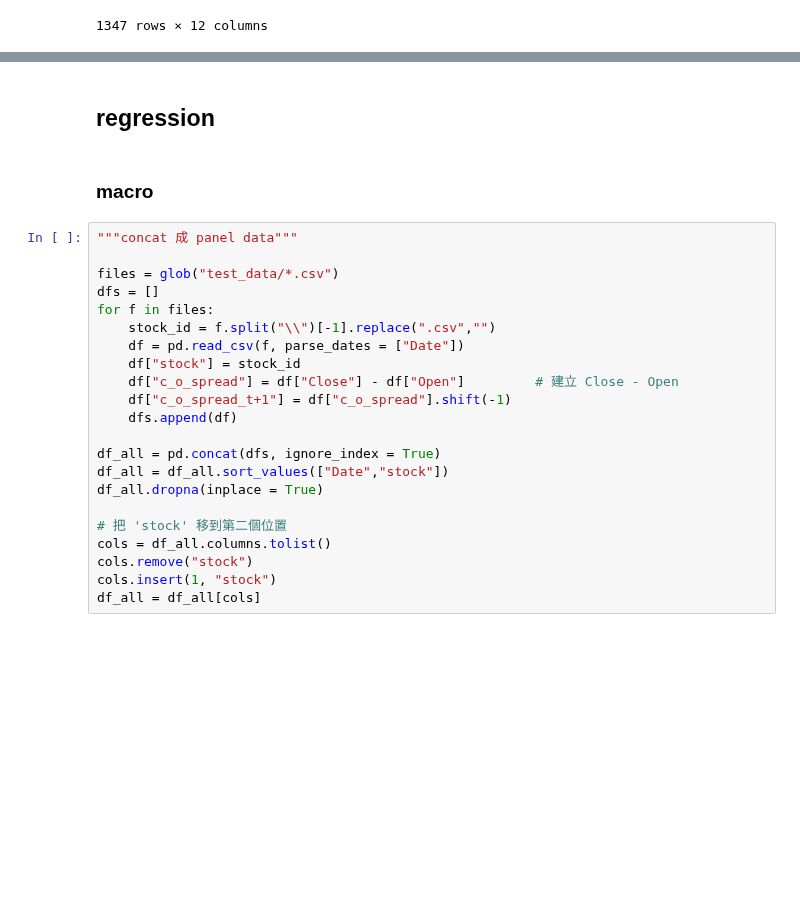
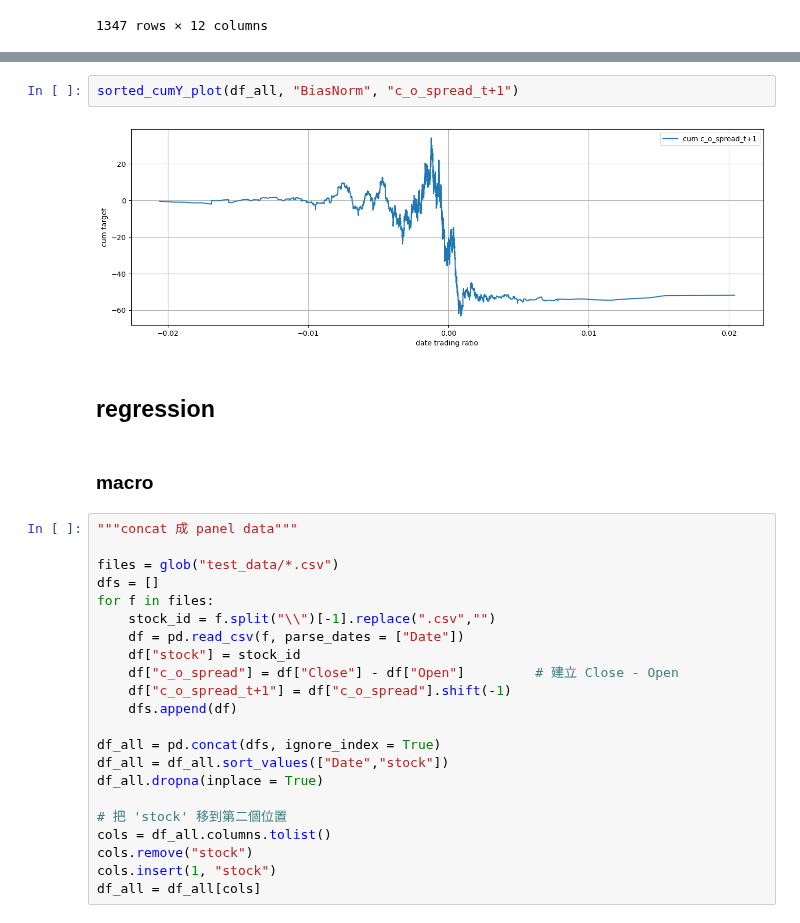
Before and after one commit to Xin95172/JimQuant, a Jupyter notebook: 台股當沖比例effect/main.ipynb, the cells around one changed output, grey strips where cells are left out. Drawn from its saved outputs; the diff is of its cells as text; blank space fills up the shorter version.

```diff
--- a/台股當沖比例effect/main.ipynb
+++ b/台股當沖比例effect/main.ipynb
@@ -60,3 +107,7 @@ file
+# %%
+sorted_cumY_plot(df_all, "BiasNorm", "c_o_spread_t+1")
+# %% [output]
+[figure, added]
 # %% [markdown]
 ## regression
 # %% [markdown]
```
Also changed, not shown: parts of 5 cells of this notebook.
